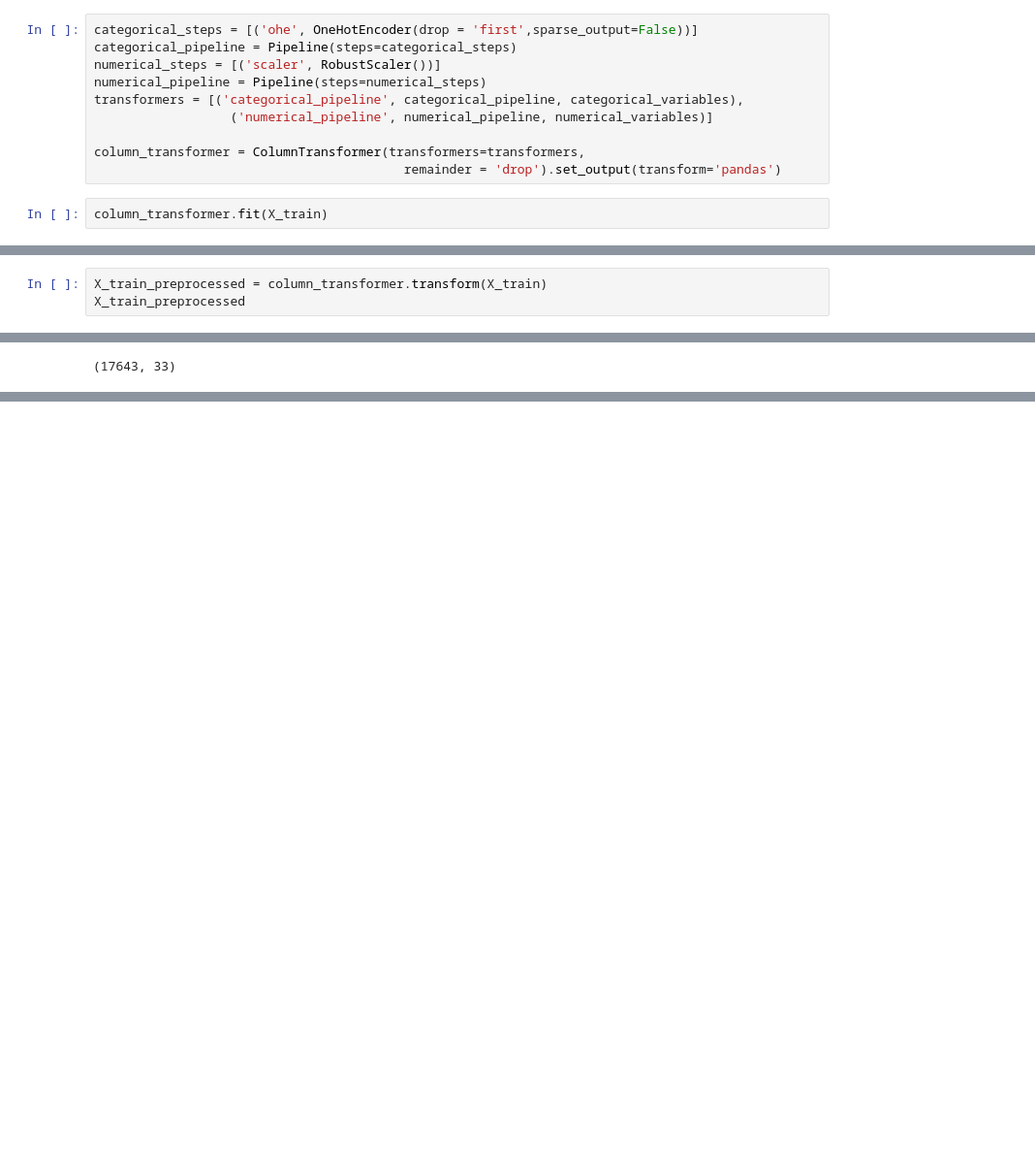
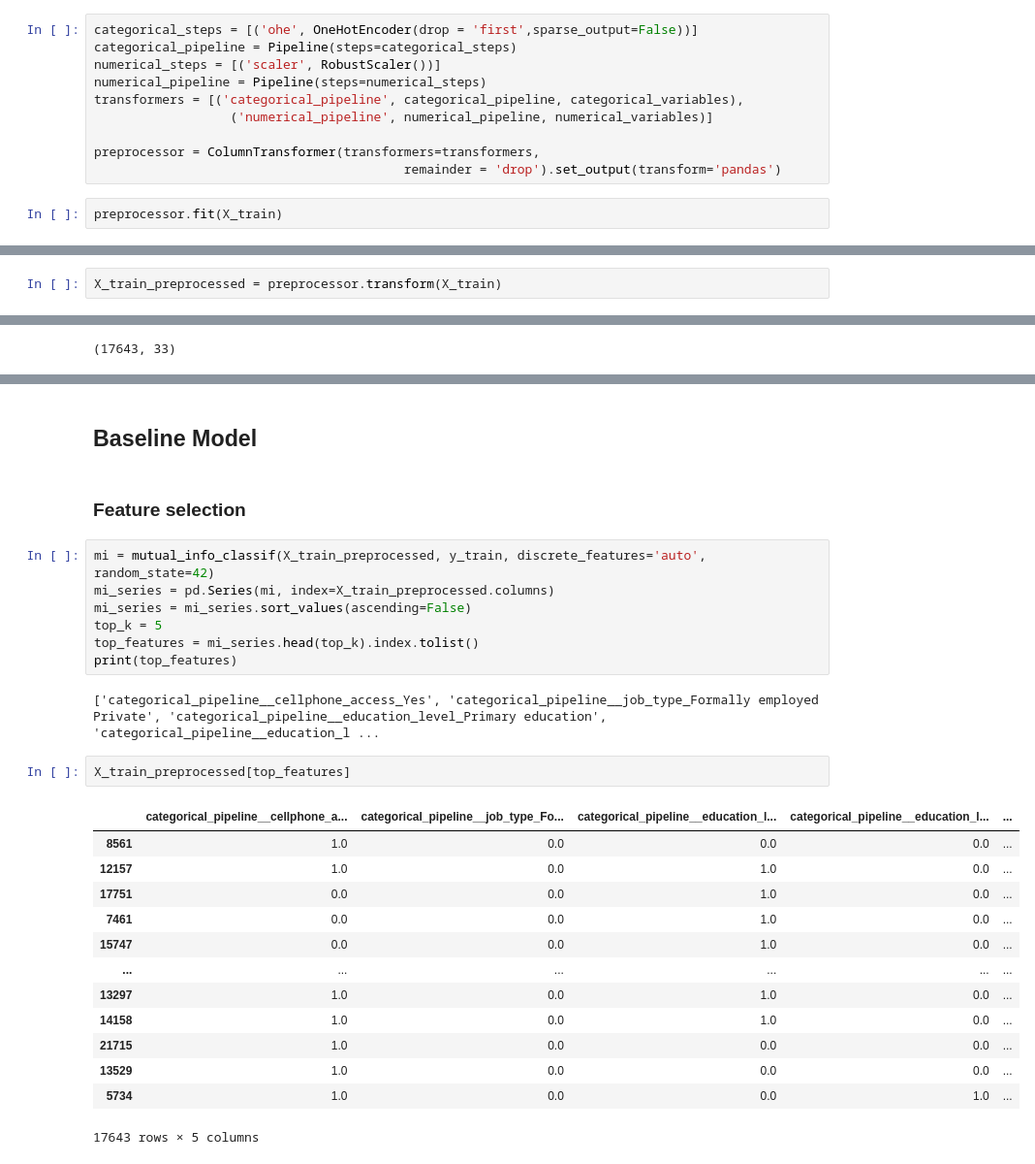
Before and after one commit to sarathisisme/zindi_financial_challenge, a Jupyter notebook: Zindi_Financial_Challenge.ipynb, the cells around one changed output, grey strips where cells are left out. Shown at 97% size. Cells and saved outputs as stored; diff of their text form; blank space fills up the shorter version.

Commit message:
added baseline modeling

```diff
--- a/Zindi_Financial_Challenge.ipynb
+++ b/Zindi_Financial_Challenge.ipynb
@@ -362,10 +309,10 @@ numerical_pipeline = Pipeline(steps=numerical_steps)
 transformers = [('categorical_pipeline', categorical_pipeline, categorical_variables),
                   ('numerical_pipeline', numerical_pipeline, numerical_variables)]
 
-column_transformer = ColumnTransformer(transformers=transformers,
+preprocessor = ColumnTransformer(transformers=transformers,
                                          remainder = 'drop').set_output(transform='pandas')
 # %%
-column_transformer.fit(X_train)
+preprocessor.fit(X_train)
 # %% [output]
 ColumnTransformer(transformers=[('categorical_pipeline',
                                  Pipeline(steps=[('ohe',
@@ -379,5 +326,4 @@ ColumnTransformer(transformers=[('categorical_pipeline',
                                  Pipeline(steps=[('scaler', RobustScaler())]),
                                  ['household_size', 'age_of_respondent'])])
 # %%
-X_train_preprocessed = column_transformer.transform(X_train)
-X_train_preprocessed
+X_train_preprocessed = preprocessor.transform(X_train)
@@ -404,3 +336,32 @@ X_test_preprocessed = column_transformer.transform(X_test)
 X_test_preprocessed.shape
 # %% [output]
 (5881, 33)
+# %% [markdown]
+## Baseline Model
+# %% [markdown]
+### Feature selection
+# %%
+mi = mutual_info_classif(X_train_preprocessed, y_train, discrete_features='auto', random_state=42)
+mi_series = pd.Series(mi, index=X_train_preprocessed.columns)
+mi_series = mi_series.sort_values(ascending=False)
+top_k = 5
+top_features = mi_series.head(top_k).index.tolist()
+print(top_features)
+# %% [output]
+['categorical_pipeline__cellphone_access_Yes', 'categorical_pipeline__job_type_Formally employed Private', 'categorical_pipeline__education_level_Primary education', 'categorical_pipeline__education_l ...
+# %%
+X_train_preprocessed[top_features]
+# %% [output]
+|  | categorical_pipeline__cellphone_a... | categorical_pipeline__job_type_Fo... | categorical_pipeline__education_l... | categorical_pipeline__education_l... | ... |
+| 8561 | 1.0 | 0.0 | 0.0 | 0.0 | ... |
+| 12157 | 1.0 | 0.0 | 1.0 | 0.0 | ... |
+| 17751 | 0.0 | 0.0 | 1.0 | 0.0 | ... |
+| 7461 | 0.0 | 0.0 | 1.0 | 0.0 | ... |
+| 15747 | 0.0 | 0.0 | 1.0 | 0.0 | ... |
+| ... | ... | ... | ... | ... | ... |
+| 13297 | 1.0 | 0.0 | 1.0 | 0.0 | ... |
+| 14158 | 1.0 | 0.0 | 1.0 | 0.0 | ... |
+| 21715 | 1.0 | 0.0 | 0.0 | 0.0 | ... |
+| 13529 | 1.0 | 0.0 | 0.0 | 0.0 | ... |
+| 5734 | 1.0 | 0.0 | 0.0 | 1.0 | ... |
+17643 rows × 5 columns
```
Also changed, not shown: parts of 38 cells of this notebook, 1 other file.
